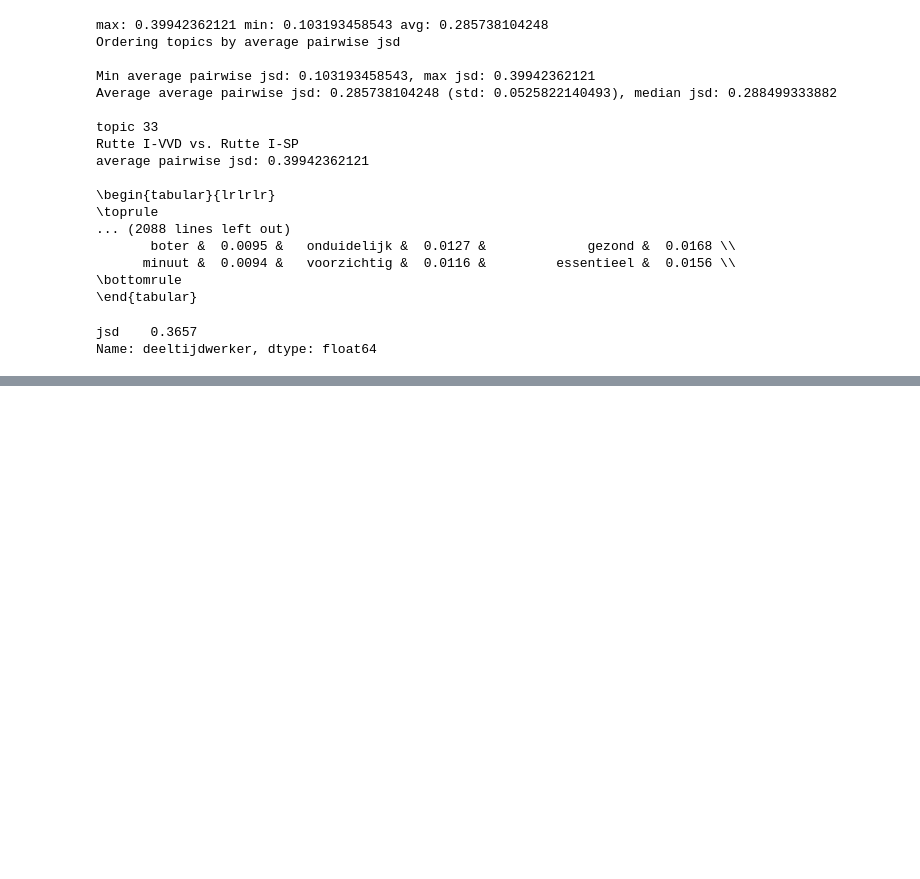
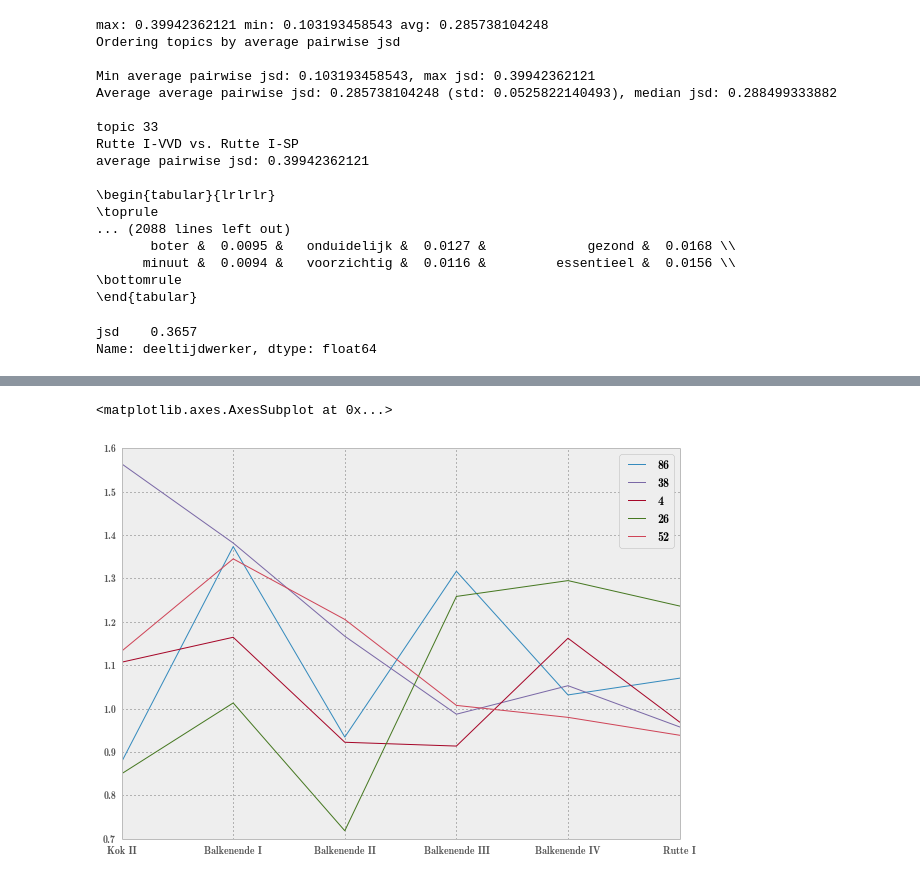
Before and after one commit to jvdzwaan/dilipad, a Jupyter notebook: results/all_years-adj-cabinets_selected-parties.ipynb, the cells around one changed output, grey strips where cells are left out. Cells and saved outputs as stored; diff of their text form; code cells hidden in the pictures; blank space fills up the shorter version.

```diff
--- a/results/all_years-adj-cabinets_selected-parties.ipynb
+++ b/results/all_years-adj-cabinets_selected-parties.ipynb
@@ -288,3 +361,8 @@ basisbeurs                &  0.8252 \\
+# %%
+topic_sums[['86', '38', '4', '26', '52']].plot(kind='line')
+# %% [output]
+<matplotlib.axes.AxesSubplot at 0x...>
+[figure, added]
 # %%
 #jsdFile = os.path.join(results_dir, 'jsd_{}.csv'.format(nTopics))
 #jsd = pd.read_csv(jsdFile, index_col=0)
```
Also changed, not shown: parts of 7 cells of this notebook.
